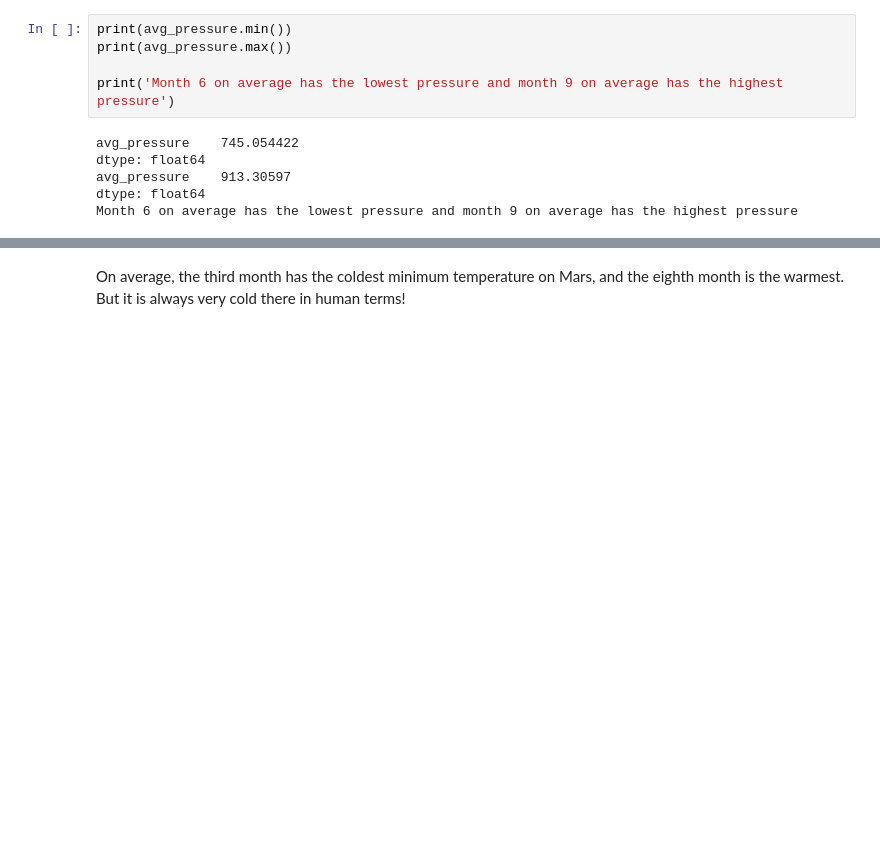
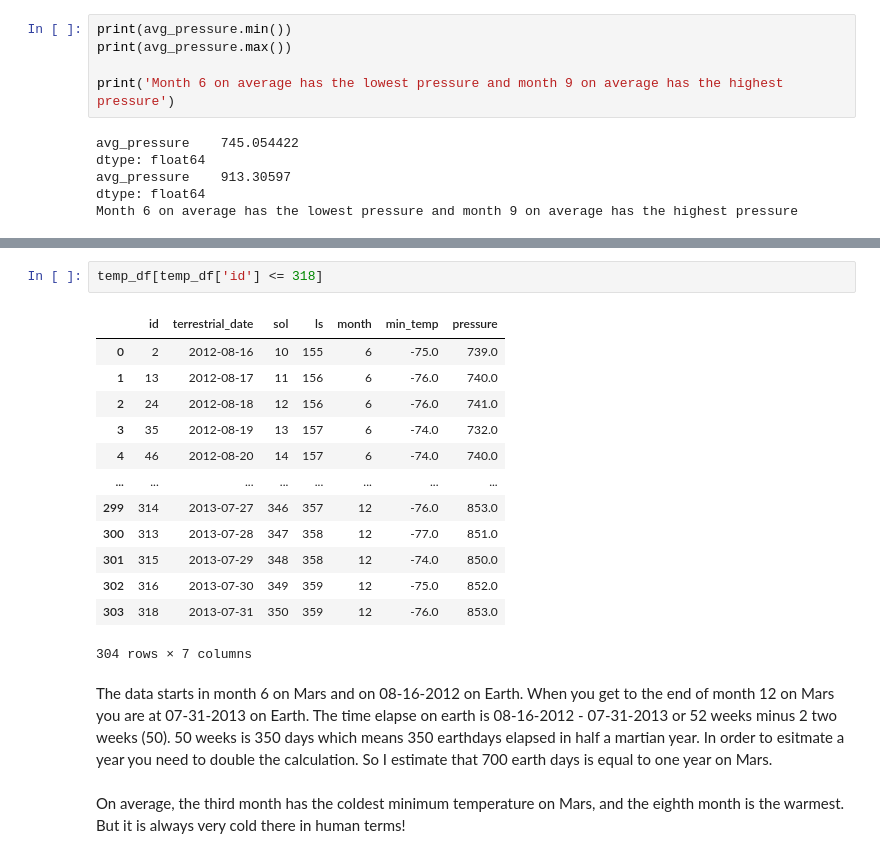
Before and after one commit to Patrick-Bacza/web-scraping-challenge, a Jupyter notebook: part_2_mars_weather.ipynb, the cells around one changed output, grey strips where cells are left out. Cells and saved outputs as stored; diff of their text form; blank space fills up the shorter version.

```diff
--- a/part_2_mars_weather.ipynb
+++ b/part_2_mars_weather.ipynb
@@ -295,3 +297,21 @@ dtype: float64
+# %%
+temp_df[temp_df['id'] <= 318]
+# %% [output]
+|  | id | terrestrial_date | sol | ls | month | min_temp | pressure |
+| 0 | 2 | 2012-08-16 | 10 | 155 | 6 | -75.0 | 739.0 |
+| 1 | 13 | 2012-08-17 | 11 | 156 | 6 | -76.0 | 740.0 |
+| 2 | 24 | 2012-08-18 | 12 | 156 | 6 | -76.0 | 741.0 |
+| 3 | 35 | 2012-08-19 | 13 | 157 | 6 | -74.0 | 732.0 |
+| 4 | 46 | 2012-08-20 | 14 | 157 | 6 | -74.0 | 740.0 |
+| ... | ... | ... | ... | ... | ... | ... | ... |
+| 299 | 314 | 2013-07-27 | 346 | 357 | 12 | -76.0 | 853.0 |
+| 300 | 313 | 2013-07-28 | 347 | 358 | 12 | -77.0 | 851.0 |
+| 301 | 315 | 2013-07-29 | 348 | 358 | 12 | -74.0 | 850.0 |
+| 302 | 316 | 2013-07-30 | 349 | 359 | 12 | -75.0 | 852.0 |
+| 303 | 318 | 2013-07-31 | 350 | 359 | 12 | -76.0 | 853.0 |
+304 rows × 7 columns
+# %% [markdown]
+The data starts in month 6 on Mars and on 08-16-2012 on Earth. When you get to the end of month 12 on Mars you are at 07-31-2013 on Earth. The time elapse on earth is 08-16-2012 - 07-31-2013 or 52 weeks minus 2 two weeks (50). 50 weeks is 350 days which means 350 earthdays elapsed in half a martian year. In order to esitmate a year you need to double the calculation. So I estimate that 700 earth days is equal to one year on Mars.
 # %% [markdown]
 On average, the third month has the coldest minimum temperature on Mars, and the eighth month is the warmest. But it is always very cold there in human terms!
 # %% [markdown]
```
Also changed, not shown: parts of 2 cells of this notebook.
